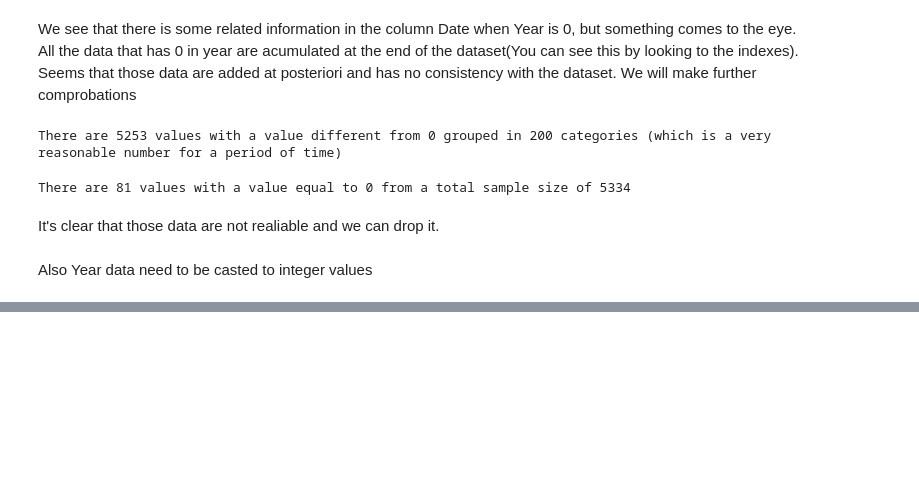
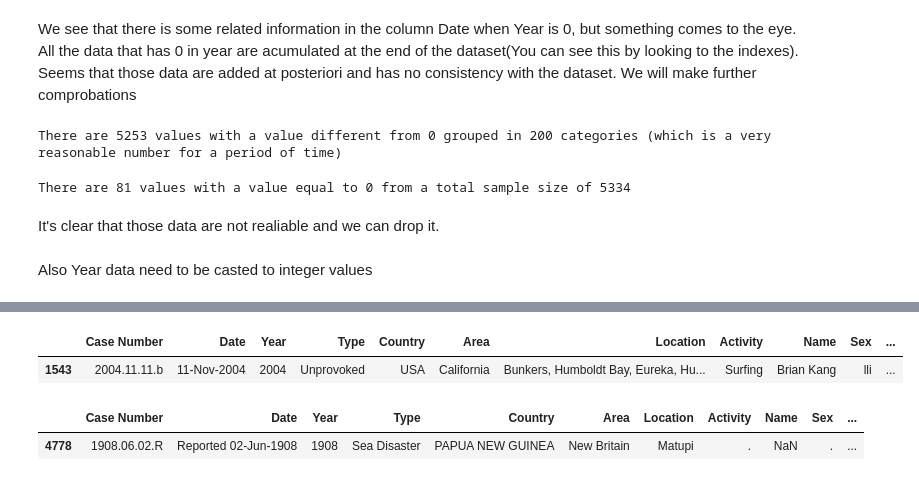
Before and after one commit to DavEst91/IH-W2-Global-Shark-Attacks, a Jupyter notebook: Cleaning_dataset.ipynb, the cells around one changed output, grey strips where cells are left out. Drawn from its saved outputs; the diff is of its cells as text; code cells hidden in the pictures; blank space fills up the shorter version.

```diff
--- a/Cleaning_dataset.ipynb
+++ b/Cleaning_dataset.ipynb
@@ -171,7 +177,9 @@ cleaned_dataset=cleaned_dataset.drop(columns=['href','href formula'])
+# %%
+cleaned_dataset=cleaned_dataset.drop_duplicates()
 # %% [markdown]
 Now we are finished (at least by the moment) with deleting rows and columns we are going to reset the dataframe indexes in sake of clarity
 # %%
-cleaned_dataset=cleaned_dataset.reset_index()
+cleaned_dataset=cleaned_dataset.reset_index(drop=True)
 # %% [markdown]
 # Consistency of the data
 # %% [markdown]
@@ -252,0 +275,3 @@ cleaned_dataset['Year']=cleaned_dataset['Year'].astype(int)
+# %%
+cleaned_dataset['Type']=cleaned_dataset['Type'].replace('Boat','Boating')
+cleaned_dataset['Type']=cleaned_dataset['Type'].replace('Boatomg','Boating')
@@ -252,0 +302,13 @@ cleaned_dataset['Year']=cleaned_dataset['Year'].astype(int)
+# %%
+cleaned_dataset['Sex ']=cleaned_dataset['Sex '].replace('N','F')
+cleaned_dataset['Sex ']=cleaned_dataset['Sex '].replace('M ','M')
+# %%
+cleaned_dataset.loc[cleaned_dataset['Sex ']=='lli']
+# %% [output]
+|  | Case Number | Date | Year | Type | Country | Area | Location | Activity | Name | Sex | ... |
+| 1543 | 2004.11.11.b | 11-Nov-2004 | 2004 | Unprovoked | USA | California | Bunkers, Humboldt Bay, Eureka, Hu... | Surfing | Brian Kang | lli | ... |
+# %%
+cleaned_dataset.loc[cleaned_dataset['Sex ']=='.']
+# %% [output]
+|  | Case Number | Date | Year | Type | Country | Area | Location | Activity | Name | Sex | ... |
+| 4778 | 1908.06.02.R | Reported 02-Jun-1908 | 1908 | Sea Disaster | PAPUA NEW GUINEA | New Britain | Matupi | . | NaN | . | ... |
```
Also changed, not shown: parts of 18 cells of this notebook.
